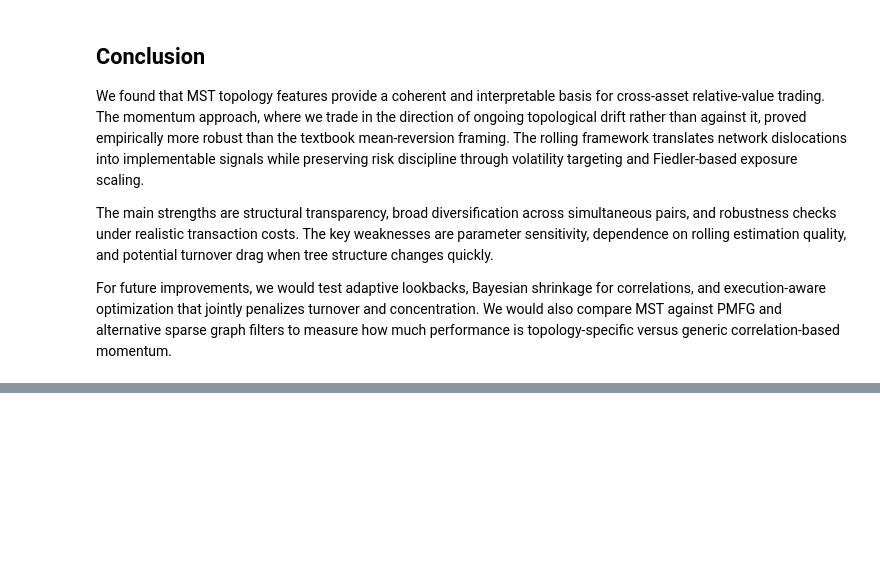
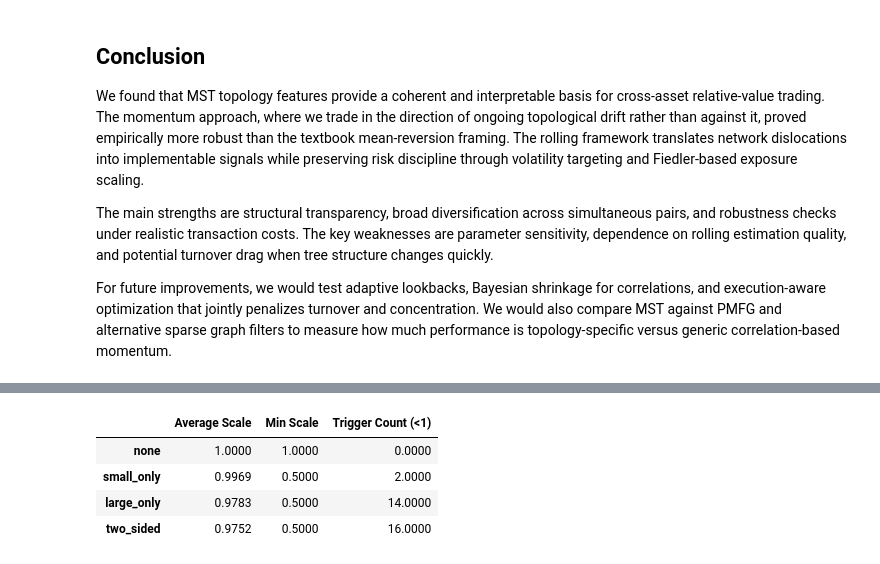
Before and after one commit to zaranip/qts-final-project, a Jupyter notebook: MST_Topology_Trading.ipynb, the cells around one changed output, grey strips where cells are left out. Cells and saved outputs as stored; diff of their text form; code cells hidden in the pictures; blank space fills up the shorter version.

```diff
--- a/MST_Topology_Trading.ipynb
+++ b/MST_Topology_Trading.ipynb
@@ -457,0 +712,18 @@ For future improvements, we would test adaptive lookbacks, Bayesian shrinkage fo
+# %%
+scale_summary = {}
+
+for mode in lambda_modes:
+    scale_series = mode_results[mode]["weights"]["lambda2_scale"]
+    scale_summary[mode] = {
+        "Average Scale": float(scale_series.mean()),
+        "Min Scale": float(scale_series.min()),
+        "Trigger Count (<1)": int((scale_series < 1.0).sum()),
+    }
+
+pd.DataFrame(scale_summary).T
+# %% [output]
+|  | Average Scale | Min Scale | Trigger Count (<1) |
+| none | 1.0000 | 1.0000 | 0.0000 |
+| small_only | 0.9969 | 0.5000 | 2.0000 |
+| large_only | 0.9783 | 0.5000 | 14.0000 |
+| two_sided | 0.9752 | 0.5000 | 16.0000 |
```
Also changed, not shown: parts of 17 cells of this notebook, 1 other file.
